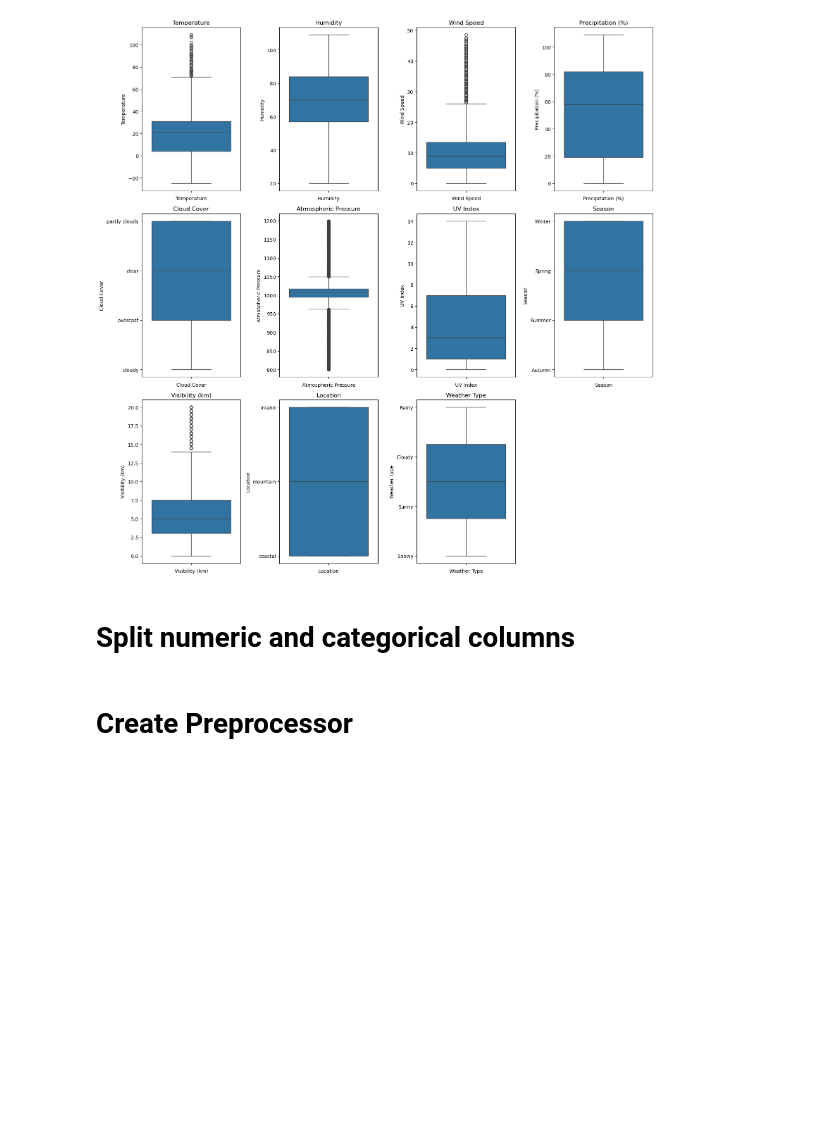
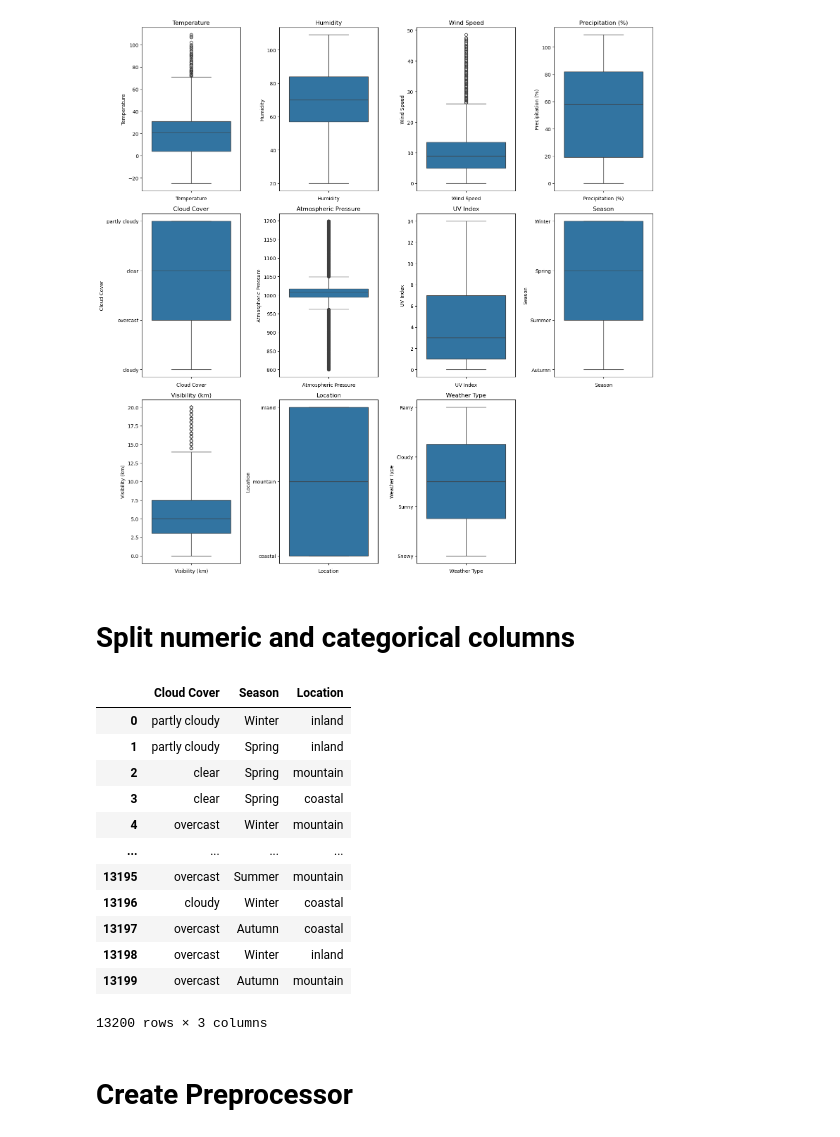
Before and after one commit to MaukanMir/Weather-Classification, a Jupyter notebook: training.ipynb, the cells around one changed output. Cells and saved outputs as stored; diff of their text form; code cells hidden in the pictures; blank space fills up the shorter version.

```diff
--- a/training.ipynb
+++ b/training.ipynb
@@ -169,6 +169,23 @@ plot_dataset(df, "boxplot")
 # %% [markdown]
 # Split numeric and categorical columns
 # %%
-cat_features, numeric_features = df.select_dtypes(include="object").drop("Weather Type", axis=1), df.select_dtypes(include=["int64","float64"])
+cat_features = df.select_dtypes(include="object").drop("Weather Type", axis=1)
+numeric_features = df.select_dtypes(include=["int64","float64"])
+# %%
+cat_features
+# %% [output]
+|  | Cloud Cover | Season | Location |
+| 0 | partly cloudy | Winter | inland |
+| 1 | partly cloudy | Spring | inland |
+| 2 | clear | Spring | mountain |
+| 3 | clear | Spring | coastal |
+| 4 | overcast | Winter | mountain |
+| ... | ... | ... | ... |
+| 13195 | overcast | Summer | mountain |
+| 13196 | cloudy | Winter | coastal |
+| 13197 | overcast | Autumn | coastal |
+| 13198 | overcast | Winter | inland |
+| 13199 | overcast | Autumn | mountain |
+13200 rows × 3 columns
 # %% [markdown]
 # Create Preprocessor
```
Also changed, not shown: parts of 1 cell of this notebook.
